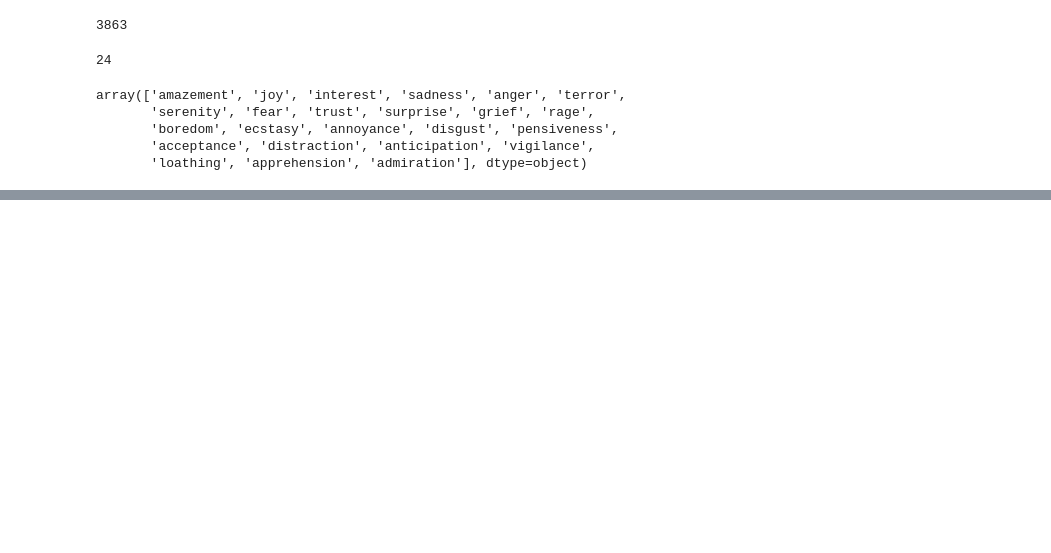
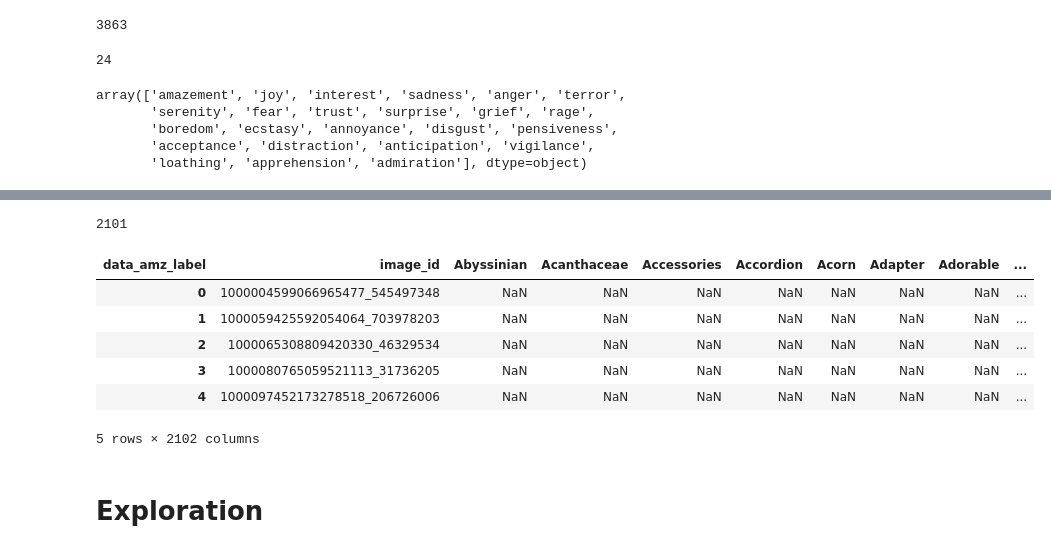
Before and after one commit to JeroenSchmidt/UvA-DSF-group, a Jupyter notebook: uc2/exploration_notebooks/jeroen/create_features_ground_zero.ipynb, the cells around one changed output, grey strips where cells are left out. Cells and saved outputs as stored; diff of their text form; code cells hidden in the pictures; blank space fills up the shorter version.

```diff
--- a/uc2/exploration_notebooks/jeroen/create_features_ground_zero.ipynb
+++ b/uc2/exploration_notebooks/jeroen/create_features_ground_zero.ipynb
@@ -305,0 +378,2 @@ array(['amazement', 'joy', 'interest', 'sadness', 'anger', 'terror',
+# %%
+object_labels = pd.read_pickle("../../data/Visual_well_being/object_labels.pickle")
@@ -305,0 +389,23 @@ array(['amazement', 'joy', 'interest', 'sadness', 'anger', 'terror',
+# %%
+len(object_labels.data_amz_label.unique())
+# %% [output]
+2101
+# %%
+obj_counts = object_labels.groupby(by=["image_id","data_amz_label"]).count()
+
+obj_counts_p = obj_counts.reset_index()\
+                            .pivot(index="image_id",columns="data_amz_label",values="data_amz_label_confidence")\
+                            .reset_index()\
+                            .rename_axis('',axis=1)\
+                            .fillna(0)\
+                            .head()
+# %% [output]
+| data_amz_label | image_id | Abyssinian | Acanthaceae | Accessories | Accordion | Acorn | Adapter | Adorable | ... |
+| 0 | 1000004599066965477_545497348 | NaN | NaN | NaN | NaN | NaN | NaN | NaN | ... |
+| 1 | 1000059425592054064_703978203 | NaN | NaN | NaN | NaN | NaN | NaN | NaN | ... |
+| 2 | 1000065308809420330_46329534 | NaN | NaN | NaN | NaN | NaN | NaN | NaN | ... |
+| 3 | 1000080765059521113_31736205 | NaN | NaN | NaN | NaN | NaN | NaN | NaN | ... |
+| 4 | 1000097452173278518_206726006 | NaN | NaN | NaN | NaN | NaN | NaN | NaN | ... |
+5 rows × 2102 columns
+# %% [markdown]
+# Exploration
```
Also changed, not shown: parts of 11 cells of this notebook, 1 other file.
